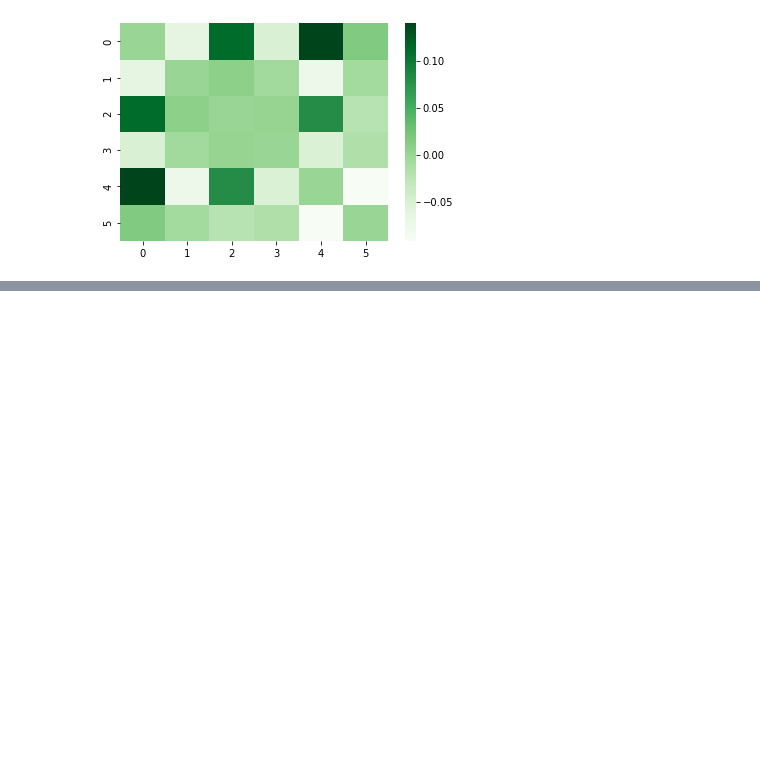
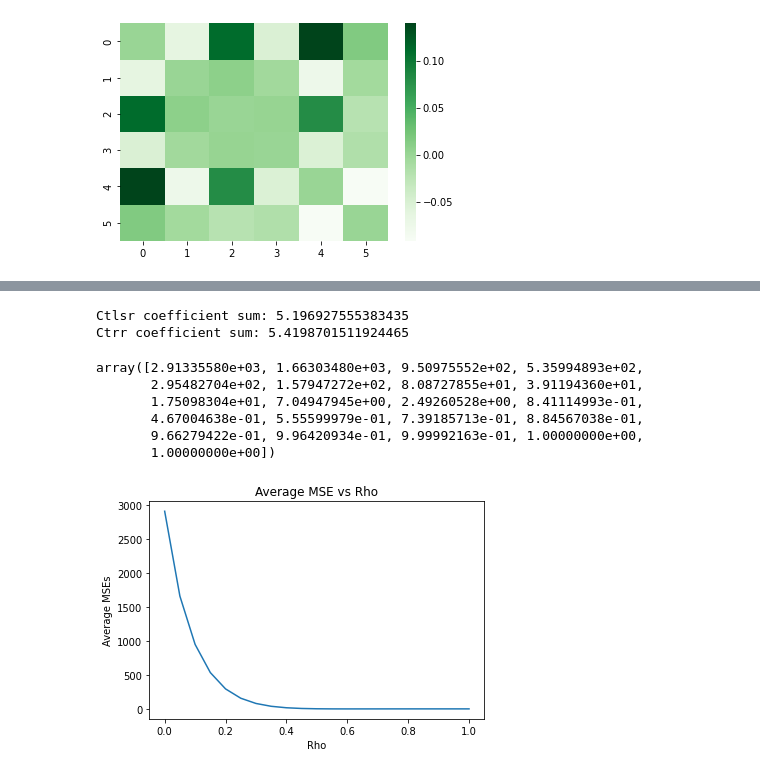
Before and after one commit to Sorgl0s/MAST30034_Assignment1, a Jupyter notebook: Assignment 1 JPNB.ipynb, the cells around one changed output, grey strips where cells are left out. Cells and saved outputs as stored; diff of their text form; code cells hidden in the pictures; blank space fills up the shorter version.

```diff
--- a/Assignment 1 JPNB.ipynb
+++ b/Assignment 1 JPNB.ipynb
@@ -342,0 +331,17 @@ Ctrr coefficient sum: 5.4198701511924465
+# %%
+# Check corrcoef sums
+
+Arr = np.linalg.inv(TC.T @ TC + (0.5*441)*(np.eye(TC.shape[1]))) @ TC.T @ X
+Drr = X @ Arr.T
+
+Ctlsr = []
+Ctrr = []
+
+for i in range(6):
+    Ctlsr.append(np.corrcoef(TC.T[i], Dlsr.T[i])[0][1])
+    Ctrr.append(np.corrcoef(TC.T[i], Drr.T[i])[0][1])
+print(f"Ctlsr coefficient sum: {sum(Ctlsr)}")
+print(f"Ctrr coefficient sum: {sum(Ctrr)}")
+# %% [output]
+Ctlsr coefficient sum: 5.196927555383435
+Ctrr coefficient sum: 5.4198701511924465
@@ -342,0 +394,19 @@ Ctrr coefficient sum: 5.4198701511924465
+# %%
+avgMSEs
+# %% [output]
+array([2.91335580e+03, 1.66303480e+03, 9.50975552e+02, 5.35994893e+02,
+       2.95482704e+02, 1.57947272e+02, 8.08727855e+01, 3.91194360e+01,
+       1.75098304e+01, 7.04947945e+00, 2.49260528e+00, 8.41114993e-01,
+       4.67004638e-01, 5.55599979e-01, 7.39185713e-01, 8.84567038e-01,
+       9.66279422e-01, 9.96420934e-01, 9.99992163e-01, 1.00000000e+00,
+       1.00000000e+00])
+# %%
+# Plot average MSEs vs rho
+
+plt.plot(rhos, avgMSEs)
+plt.xlabel("Rho")
+plt.ylabel("Average MSEs")
+plt.title("Average MSE vs Rho from 10 realisations of X")
+plt.show()
+# %% [output]
+[figure, added]
```
Also changed, not shown: parts of 12 cells of this notebook.
